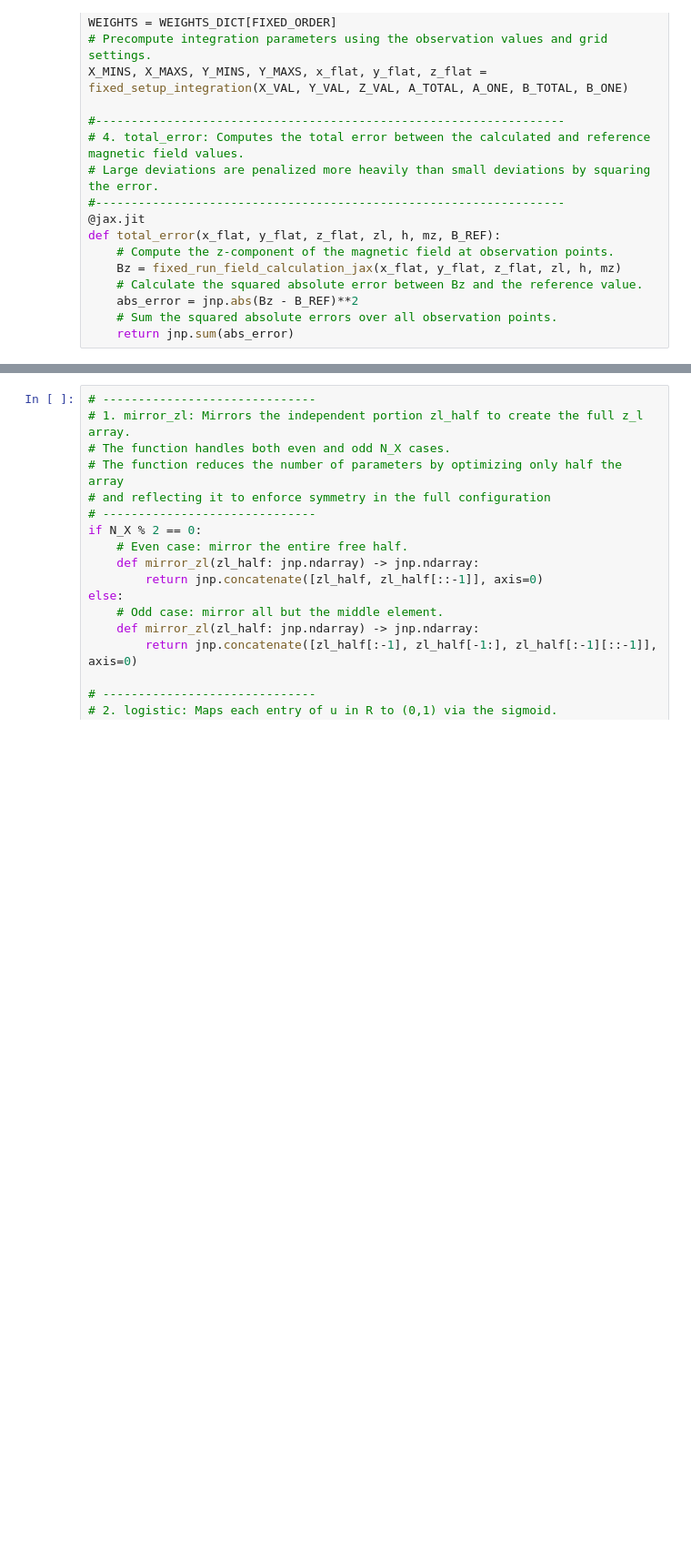
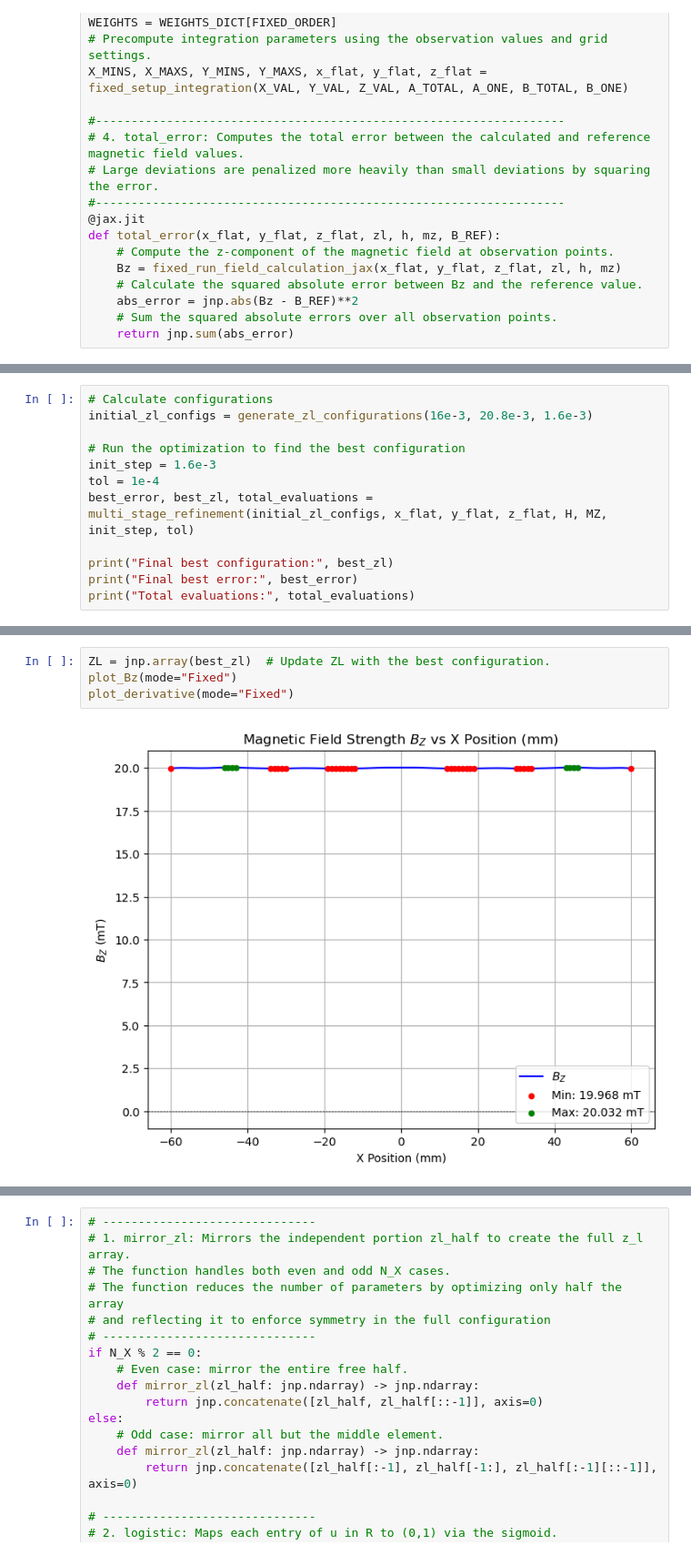
Before and after one commit to joostwijn/Rotating_Magnetic_Setup, a Jupyter notebook: 3. Magnets/Field_Shaping_Algorithm_JAX.ipynb, the cells around one changed output, grey strips where cells are left out. Shown at 91% size. Cells and saved outputs as stored; diff of their text form; blank space fills up the shorter version.

```diff
--- a/3. Magnets/Field_Shaping_Algorithm_JAX.ipynb
+++ b/3. Magnets/Field_Shaping_Algorithm_JAX.ipynb
@@ -1510,0 +1688,12 @@ def total_error(x_flat, y_flat, z_flat, zl, h, mz, B_REF):
+# %%
+# Calculate configurations
+initial_zl_configs = generate_zl_configurations(16e-3, 20.8e-3, 1.6e-3)
+
+# Run the optimization to find the best configuration
+init_step = 1.6e-3
+tol = 1e-4
+best_error, best_zl, total_evaluations = multi_stage_refinement(initial_zl_configs, x_flat, y_flat, z_flat, H, MZ, init_step, tol)
+
+print("Final best configuration:", best_zl)
+print("Final best error:", best_error)
+print("Total evaluations:", total_evaluations)
@@ -1510,0 +1709,6 @@ def total_error(x_flat, y_flat, z_flat, zl, h, mz, B_REF):
+# %%
+ZL = jnp.array(best_zl)  # Update ZL with the best configuration.
+plot_Bz(mode="Fixed")
+plot_derivative(mode="Fixed")
+# %% [output]
+[figure, added]
```
Also changed, not shown: parts of 23 cells of this notebook.
